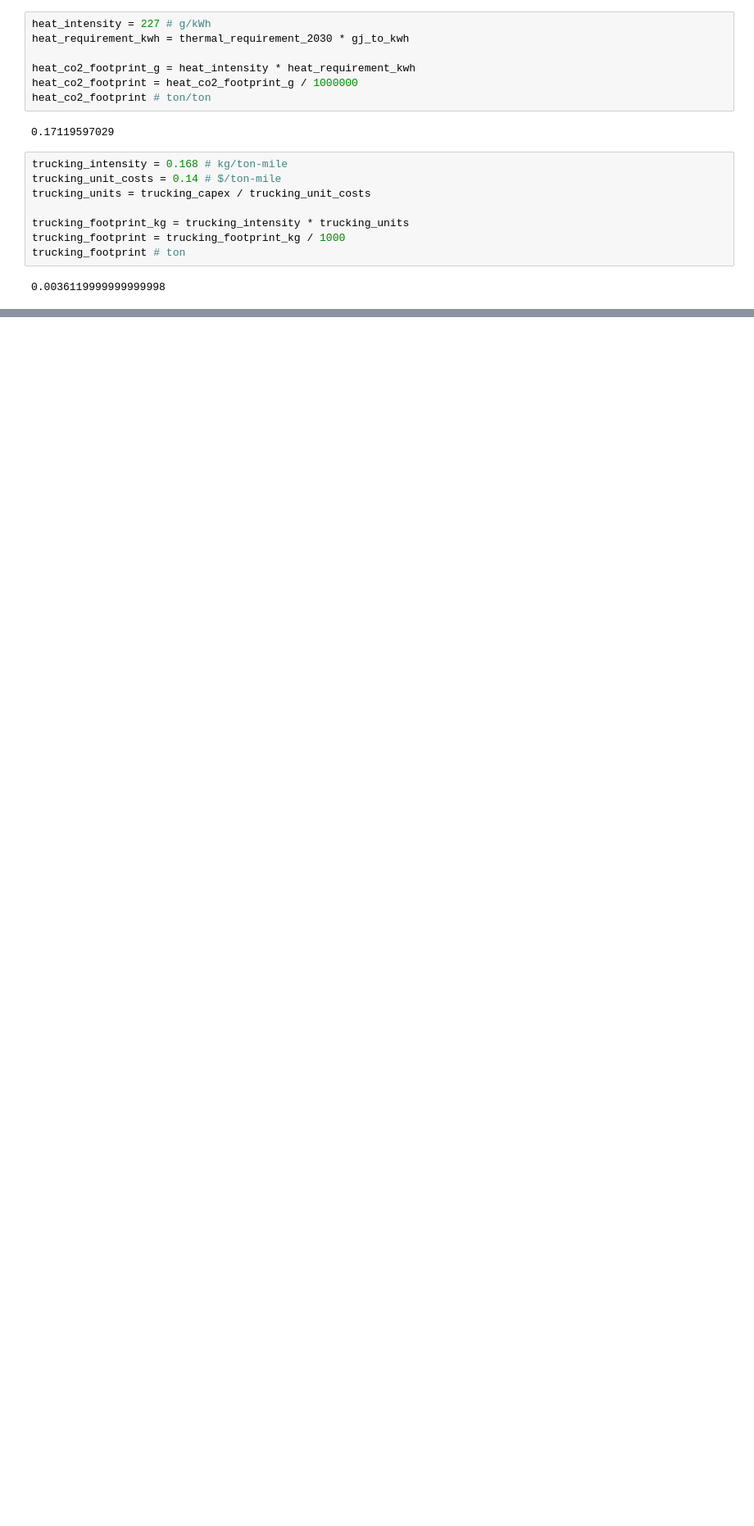
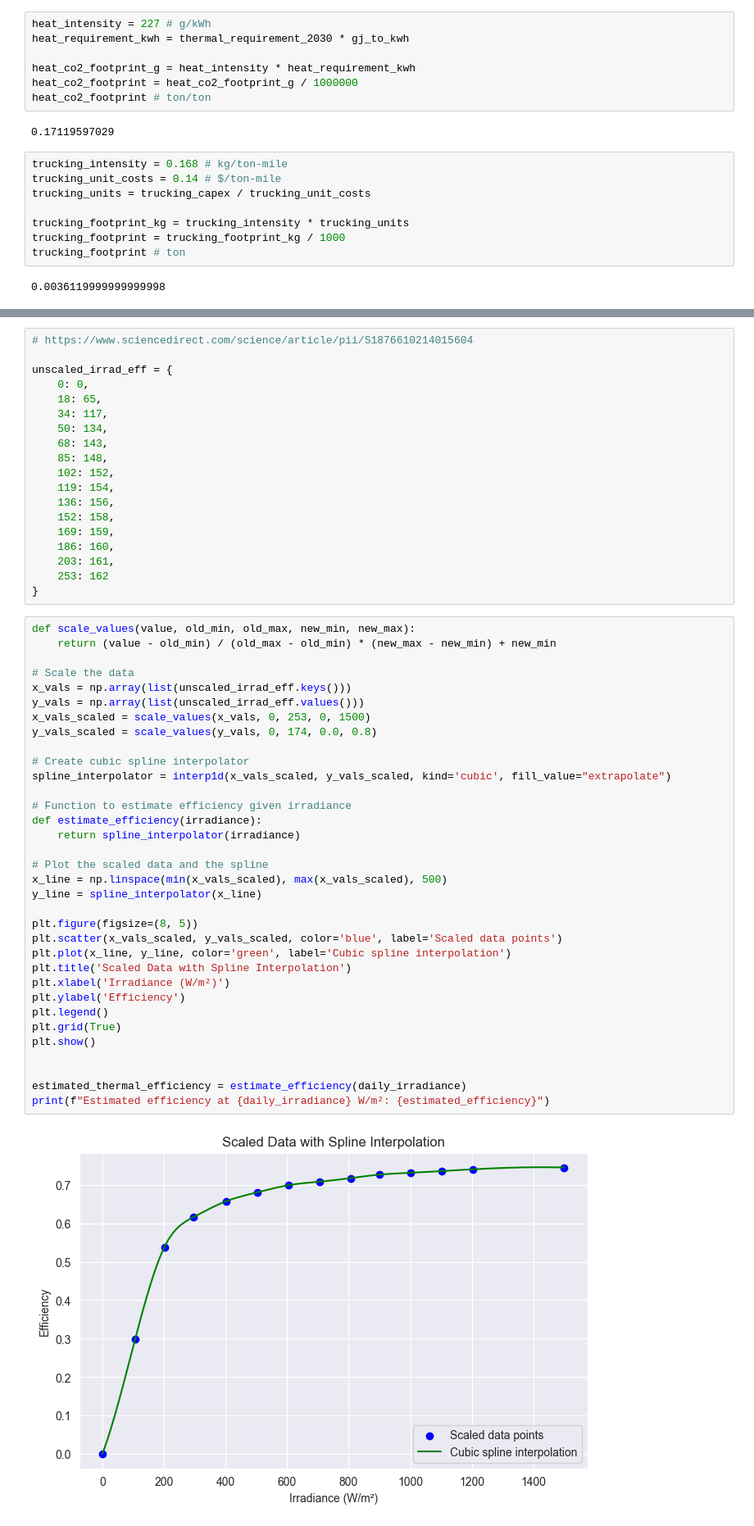
Before and after one commit to aerology-ai/uav-carbon-removal, a Jupyter notebook: cost_analysis_repro.ipynb, the cells around one changed output, grey strips where cells are left out. Shown at 82% size. Saved outputs shown, nothing was run; the diff lists cells and outputs as text; blank space fills up the shorter version.

```diff
--- a/cost_analysis_repro.ipynb
+++ b/cost_analysis_repro.ipynb
@@ -301,0 +342,55 @@ costs
+# %%
+# https://www.sciencedirect.com/science/article/pii/S1876610214015604
+
+unscaled_irrad_eff = {
+    0: 0,
+    18: 65,
+    34: 117,
+    50: 134,
+    68: 143,
+    85: 148,
+    102: 152,
+    119: 154,
+    136: 156,
+    152: 158,
+    169: 159,
+    186: 160,
+    203: 161,
+    253: 162
+}
+# %%
+def scale_values(value, old_min, old_max, new_min, new_max):
+    return (value - old_min) / (old_max - old_min) * (new_max - new_min) + new_min
+
+# Scale the data
+x_vals = np.array(list(unscaled_irrad_eff.keys()))
+y_vals = np.array(list(unscaled_irrad_eff.values()))
+x_vals_scaled = scale_values(x_vals, 0, 253, 0, 1500)
+y_vals_scaled = scale_values(y_vals, 0, 174, 0.0, 0.8)
+
+# Create cubic spline interpolator
+spline_interpolator = interp1d(x_vals_scaled, y_vals_scaled, kind='cubic', fill_value="extrapolate")
+
+# Function to estimate efficiency given irradiance
+def estimate_efficiency(irradiance):
+    return spline_interpolator(irradiance)
+
+# Plot the scaled data and the spline
+x_line = np.linspace(min(x_vals_scaled), max(x_vals_scaled), 500)
+y_line = spline_interpolator(x_line)
+
+plt.figure(figsize=(8, 5))
+plt.scatter(x_vals_scaled, y_vals_scaled, color='blue', label='Scaled data points')
+plt.plot(x_line, y_line, color='green', label='Cubic spline interpolation')
+plt.title('Scaled Data with Spline Interpolation')
+plt.xlabel('Irradiance (W/m²)')
+plt.ylabel('Efficiency')
+plt.legend()
+plt.grid(True)
+plt.show()
+
+
+estimated_thermal_efficiency = estimate_efficiency(daily_irradiance)
+print(f"Estimated efficiency at {daily_irradiance} W/m²: {estimated_efficiency}")
+# %% [output]
+[figure, added]
```
Also changed, not shown: parts of 39 cells of this notebook, 3 other files.
